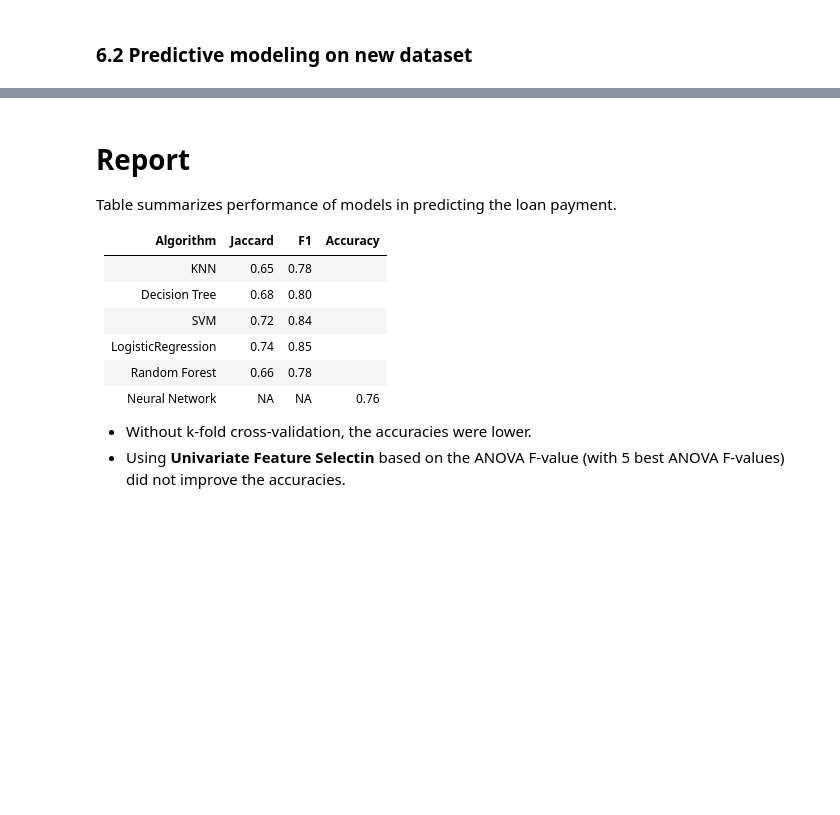
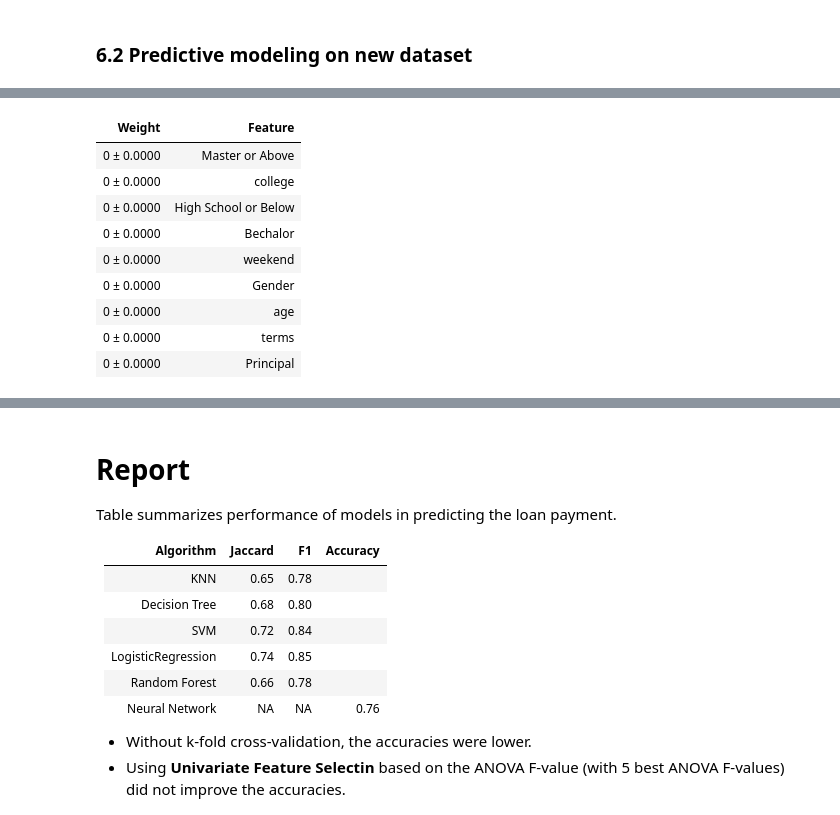
Before and after one commit to Ehsan-Negahbani/Best-Classifier, a Jupyter notebook: Project Notebook.ipynb, the cells around one changed output, grey strips where cells are left out. Saved outputs shown, nothing was run; the diff lists cells and outputs as text; code cells hidden in the pictures; blank space fills up the shorter version.

```diff
--- a/Project Notebook.ipynb
+++ b/Project Notebook.ipynb
@@ -857,3 +927,17 @@ print('F1 score                 = {:3.3}'.format(f1_score(y_new, yhat,
+# %%
+perm = PermutationImportance(loanTree, random_state=1).fit(X_new, y_new)
+eli5.show_weights(perm, feature_names = new_X2.columns.tolist())
+# %% [output]
+| Weight | Feature |
+| 0 ± 0.0000 | Master or Above |
+| 0 ± 0.0000 | college |
+| 0 ± 0.0000 | High School or Below |
+| 0 ± 0.0000 | Bechalor |
+| 0 ± 0.0000 | weekend |
+| 0 ± 0.0000 | Gender |
+| 0 ± 0.0000 | age |
+| 0 ± 0.0000 | terms |
+| 0 ± 0.0000 | Principal |
 # %%
 # SVM
 yhat = loanSVM.predict(X_new)
```
Also changed, not shown: parts of 18 cells of this notebook.
